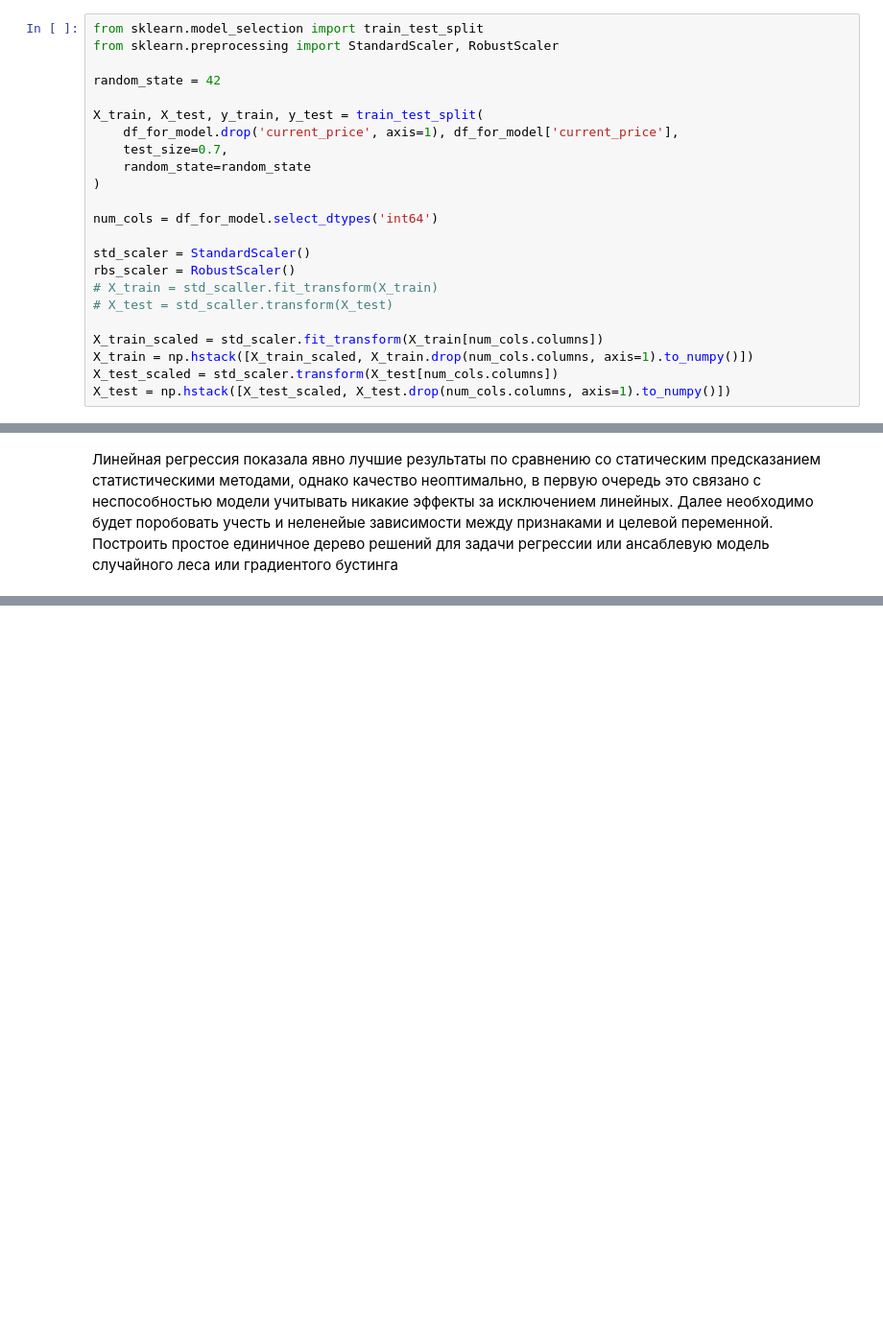
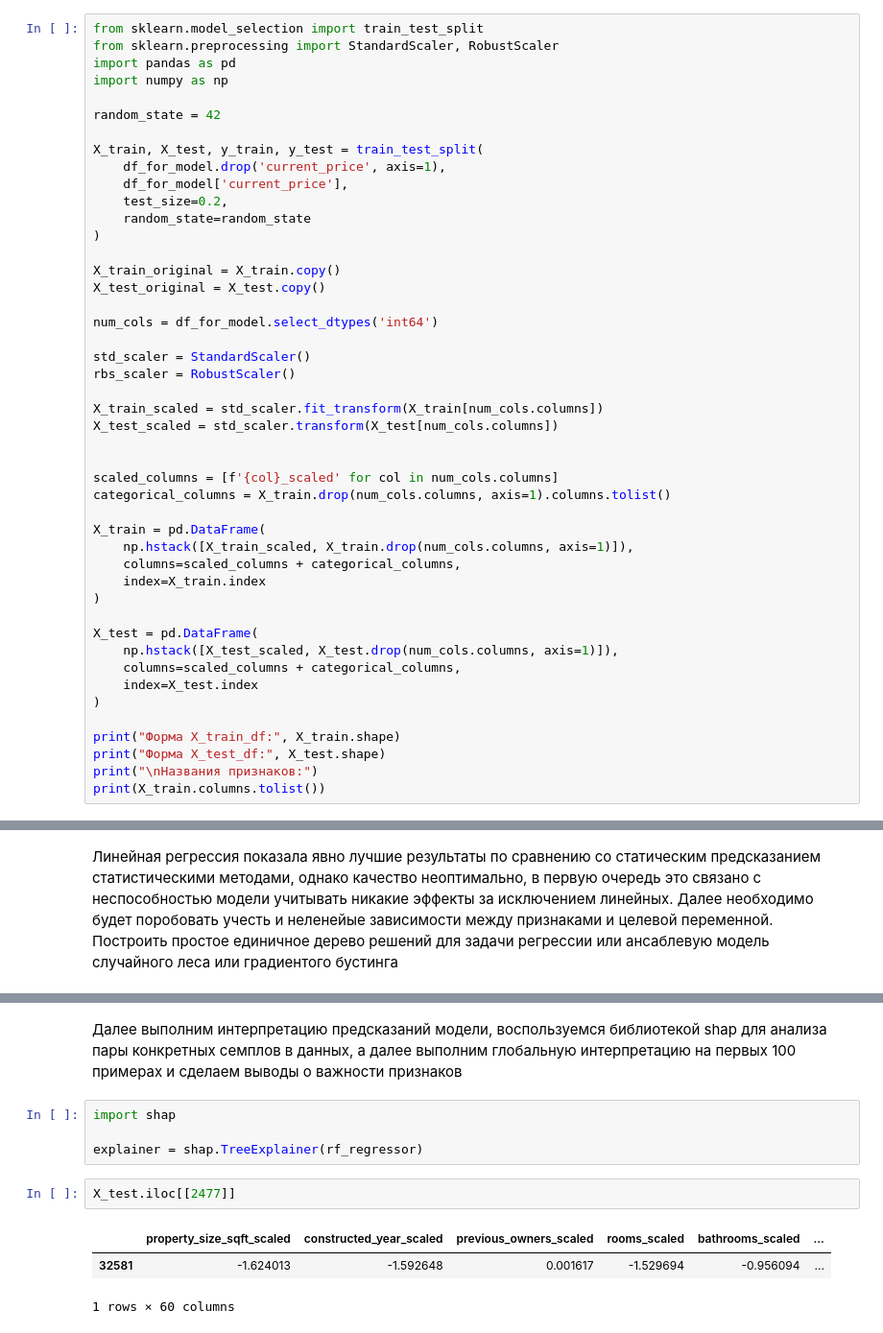
Before and after one commit to badmax333/ITMO_ML_course, a Jupyter notebook: ML_HW_AI_HUB.ipynb, the cells around one changed output, grey strips where cells are left out. Shown at 96% size. Drawn from its saved outputs; the diff is of its cells as text; blank space fills up the shorter version.

```diff
--- a/ML_HW_AI_HUB.ipynb
+++ b/ML_HW_AI_HUB.ipynb
@@ -417,23 +411,46 @@ for idx, feature in enumerate(num_cols.columns):
 # %%
 from sklearn.model_selection import train_test_split
 from sklearn.preprocessing import StandardScaler, RobustScaler
+import pandas as pd
+import numpy as np
 
 random_state = 42
 
 X_train, X_test, y_train, y_test = train_test_split(
-    df_for_model.drop('current_price', axis=1), df_for_model['current_price'],
-    test_size=0.7,
+    df_for_model.drop('current_price', axis=1),
+    df_for_model['current_price'],
+    test_size=0.2,
     random_state=random_state
 )
+
+X_train_original = X_train.copy()
+X_test_original = X_test.copy()
 
 num_cols = df_for_model.select_dtypes('int64')
 
 std_scaler = StandardScaler()
 rbs_scaler = RobustScaler()
-# X_train = std_scaller.fit_transform(X_train)
-# X_test = std_scaller.transform(X_test)
 
 X_train_scaled = std_scaler.fit_transform(X_train[num_cols.columns])
-X_train = np.hstack([X_train_scaled, X_train.drop(num_cols.columns, axis=1).to_numpy()])
 X_test_scaled = std_scaler.transform(X_test[num_cols.columns])
-X_test = np.hstack([X_test_scaled, X_test.drop(num_cols.columns, axis=1).to_numpy()])
+
+
+scaled_columns = [f'{col}_scaled' for col in num_cols.columns]
+categorical_columns = X_train.drop(num_cols.columns, axis=1).columns.tolist()
+
+X_train = pd.DataFrame(
+    np.hstack([X_train_scaled, X_train.drop(num_cols.columns, axis=1)]),
+    columns=scaled_columns + categorical_columns,
+    index=X_train.index
+)
+
+X_test = pd.DataFrame(
+    np.hstack([X_test_scaled, X_test.drop(num_cols.columns, axis=1)]),
+    columns=scaled_columns + categorical_columns,
+    index=X_test.index
+)
+
+print("Форма X_train_df:", X_train.shape)
+print("Форма X_test_df:", X_test.shape)
+print("\nНазвания признаков:")
+print(X_train.columns.tolist())
@@ -504,0 +1090,12 @@ R2 score: 0.8108594664215691
+# %% [markdown]
+Далее выполним интерпретацию предсказаний модели, воспользуемся библиотекой shap для анализа пары конкретных семплов в данных, а далее выполним глобальную интерпретацию на первых 100 примерах и сделаем выводы о важности признаков
+# %%
+import shap
+
+explainer = shap.TreeExplainer(rf_regressor)
+# %%
+X_test.iloc[[2477]]
+# %% [output]
+|  | property_size_sqft_scaled | constructed_year_scaled | previous_owners_scaled | rooms_scaled | bathrooms_scaled | ... |
+| 32581 | -1.624013 | -1.592648 | 0.001617 | -1.529694 | -0.956094 | ... |
+1 rows × 60 columns
```
Also changed, not shown: parts of 27 cells of this notebook.
